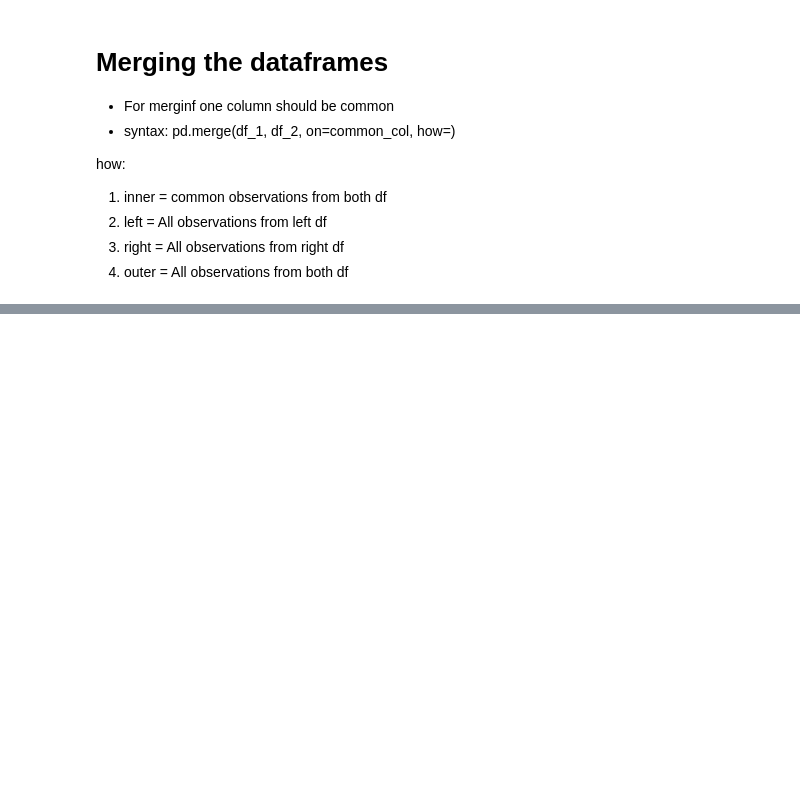
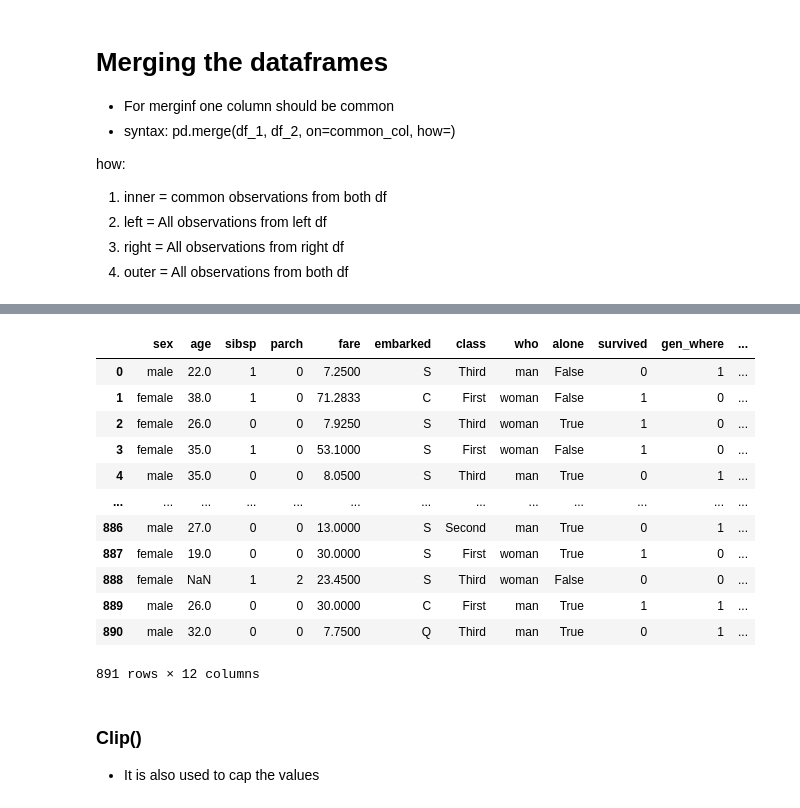
Before and after one commit to iampawankc/NLP, a Jupyter notebook: Libraries/pandas_df.ipynb, the cells around one changed output, grey strips where cells are left out. Cells and saved outputs as stored; diff of their text form; code cells hidden in the pictures; blank space fills up the shorter version.

Commit message:
pandas

```diff
--- a/Libraries/pandas_df.ipynb
+++ b/Libraries/pandas_df.ipynb
@@ -929,0 +946,3 @@ how:
+# %%
+import pandas as pd
+ti_ds = pd.read_csv("Titanic.csv")
@@ -929,0 +987,3 @@ how:
+# %%
+import numpy as np
+ti_ds['gen_where'] = np.where(ti_ds.sex=='male', 1, 0)
@@ -929,0 +1104,25 @@ how:
+# %%
+# Cap the values between 5 and 60
+# Any values less than 5 should be converted to 5 and more than 60 will be converted to 60
+
+ti_ds['new_age'] = np.where(ti_ds.age<5, 5, np.where( ti_ds.age>60, 60, ti_ds.age ))
+# %%
+ti_ds
+# %% [output]
+|  | sex | age | sibsp | parch | fare | embarked | class | who | alone | survived | gen_where | ... |
+| 0 | male | 22.0 | 1 | 0 | 7.2500 | S | Third | man | False | 0 | 1 | ... |
+| 1 | female | 38.0 | 1 | 0 | 71.2833 | C | First | woman | False | 1 | 0 | ... |
+| 2 | female | 26.0 | 0 | 0 | 7.9250 | S | Third | woman | True | 1 | 0 | ... |
+| 3 | female | 35.0 | 1 | 0 | 53.1000 | S | First | woman | False | 1 | 0 | ... |
+| 4 | male | 35.0 | 0 | 0 | 8.0500 | S | Third | man | True | 0 | 1 | ... |
+| ... | ... | ... | ... | ... | ... | ... | ... | ... | ... | ... | ... | ... |
+| 886 | male | 27.0 | 0 | 0 | 13.0000 | S | Second | man | True | 0 | 1 | ... |
+| 887 | female | 19.0 | 0 | 0 | 30.0000 | S | First | woman | True | 1 | 0 | ... |
+| 888 | female | NaN | 1 | 2 | 23.4500 | S | Third | woman | False | 0 | 0 | ... |
+| 889 | male | 26.0 | 0 | 0 | 30.0000 | C | First | man | True | 1 | 1 | ... |
+| 890 | male | 32.0 | 0 | 0 | 7.7500 | Q | Third | man | True | 0 | 1 | ... |
+891 rows × 12 columns
+# %% [markdown]
+### Clip()
+
+- It is also used to cap the values
```
Also changed, not shown: parts of 30 cells of this notebook.
